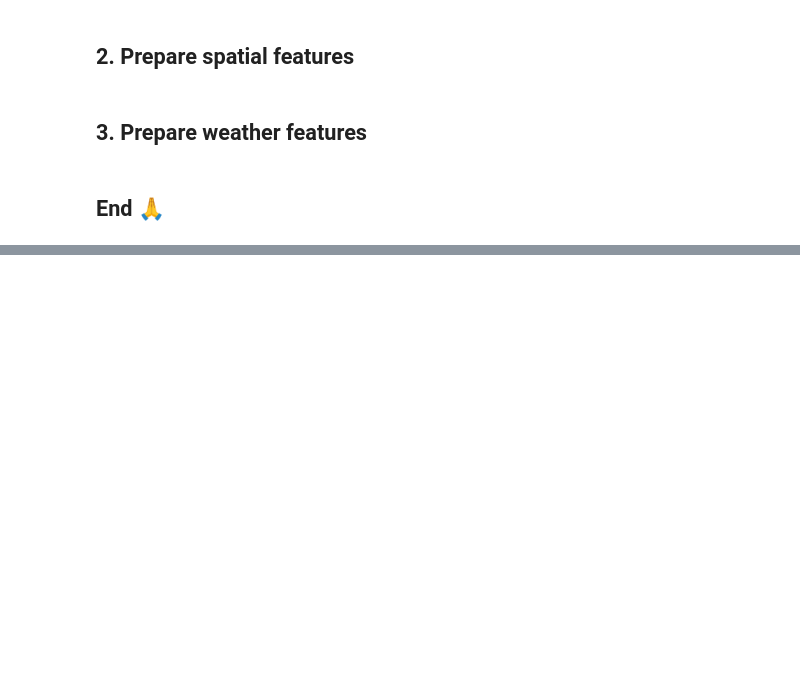
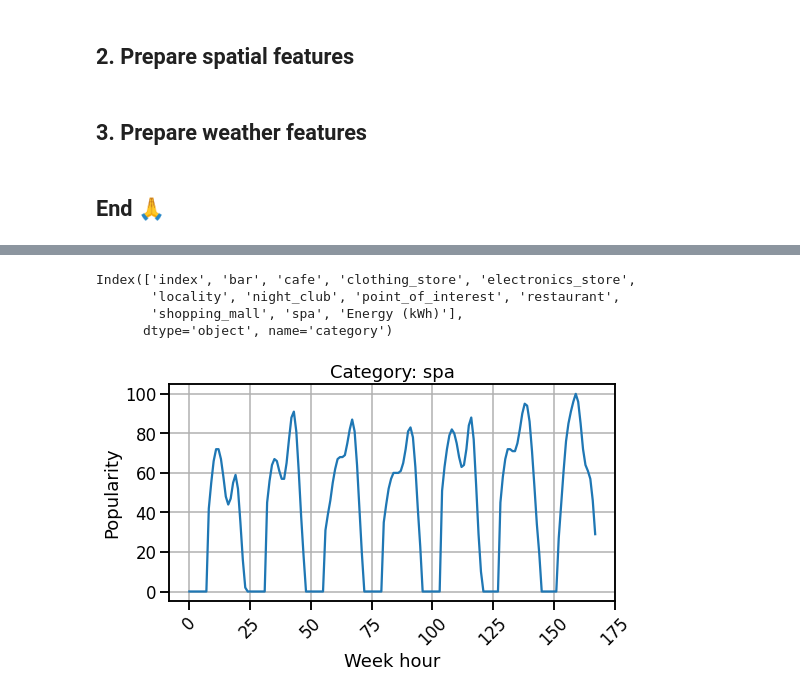
Before and after one commit to Hadi2525/CCAI2022_Transportation, a Jupyter notebook: notebooks/6. ML Models.ipynb, the cells around one changed output, grey strips where cells are left out. Drawn from its saved outputs; the diff is of its cells as text; code cells hidden in the pictures; blank space fills up the shorter version.

```diff
--- a/notebooks/6. ML Models.ipynb
+++ b/notebooks/6. ML Models.ipynb
@@ -127,0 +127,19 @@ grouped_T = spatial_df.groupby('category').mean().T.iloc[:-6,:]
+# %%
+grouped_T.columns
+# %% [output]
+Index(['index', 'bar', 'cafe', 'clothing_store', 'electronics_store',
+       'locality', 'night_club', 'point_of_interest', 'restaurant',
+       'shopping_mall', 'spa', 'Energy (kWh)'],
+      dtype='object', name='category')
+# %%
+cat = 'spa'
+plt.figure(figsize=(8,4))
+grouped_T[cat].plot()
+plt.xticks(rotation=45)
+plt.grid()
+plt.title(f"Category: {cat}")
+plt.xlabel('Week hour')
+plt.ylabel('Popularity')
+plt.show()
+# %% [output]
+[figure, added]
```
Also changed, not shown: parts of 31 cells of this notebook, 1 other file.
